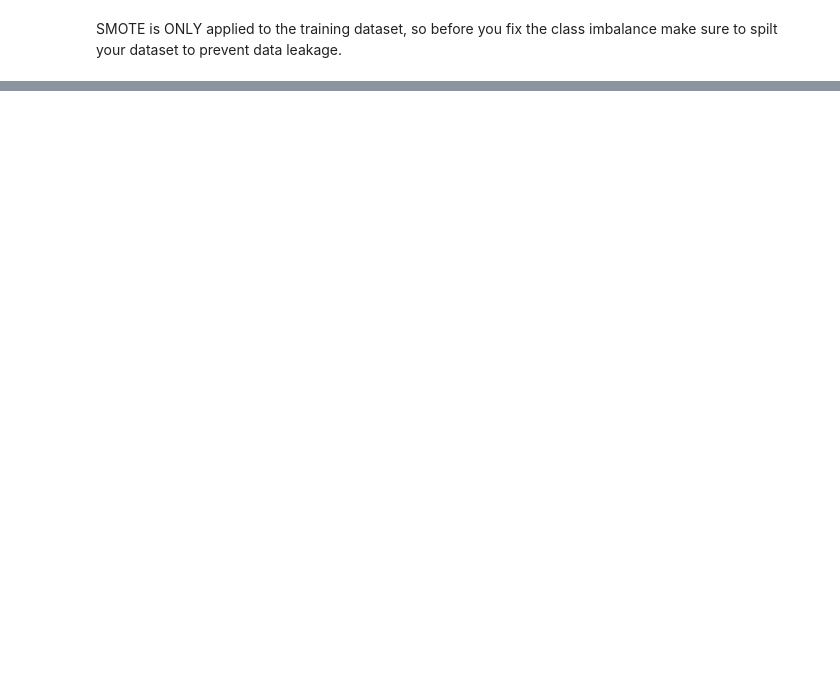
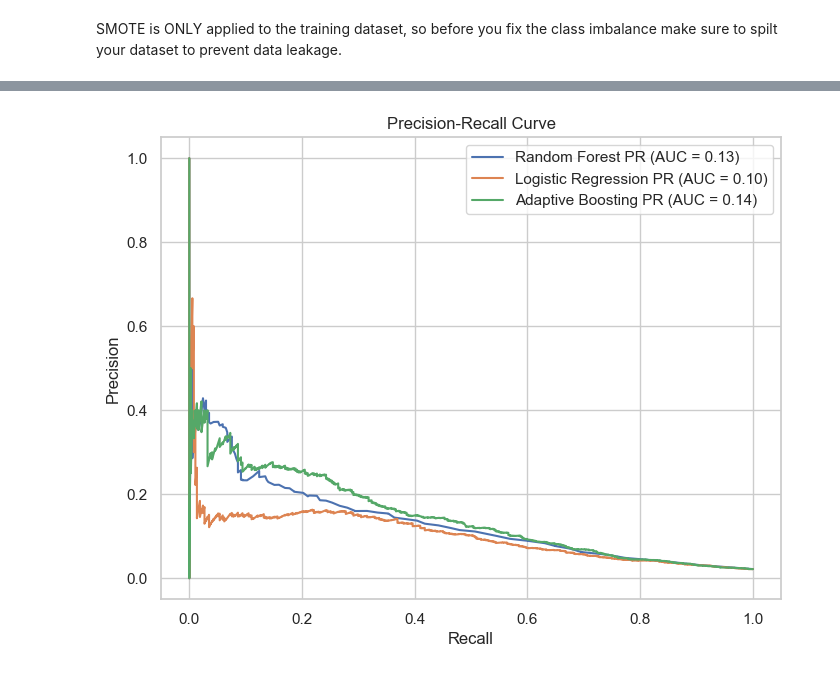
Before and after one commit to WamzMwangi/Machine_Learning_Foundations, a Jupyter notebook: Classification/Credit_Risk_Modelling.ipynb, the cells around one changed output, grey strips where cells are left out. Cells and saved outputs as stored; diff of their text form; code cells hidden in the pictures; blank space fills up the shorter version.

Commit message:
Complete Credit risk modelling tutorial notebook

```diff
--- a/Classification/Credit_Risk_Modelling.ipynb
+++ b/Classification/Credit_Risk_Modelling.ipynb
@@ -749,0 +548,10 @@ with open('credit_risk_model.pkl', 'wb') as file:
+# %%
+#now for the classification report for the random forest model
+rf_pipe.fit(X_train, y_train.values.ravel())
+y_pred=rf_pipe.predict(X_test)
+
+classes = unique_labels(y_test)
+label_map = {0: 'Non-Defaulter', 1: 'Defaulter'}
+target_names = [label_map[c] for c in classes]
+
+print(classification_report(y_test, y_pred, target_names=['Non-Defaulter', 'Defaulter']))
@@ -749,0 +584,10 @@ with open('credit_risk_model.pkl', 'wb') as file:
+# %%
+#classification report for the adaptive boosting model
+ada_pipe.fit(X_train, y_train.values.ravel())
+y_pred=ada_pipe.predict(X_test)
+
+classes = unique_labels(y_test)
+label_map = {0: 'Non-Defaulter', 1: 'Defaulter'}
+target_names = [label_map[c] for c in classes]
+
+print(classification_report(y_test, y_pred, target_names=['Non-Defaulter', 'Defaulter']))
@@ -749,0 +609,28 @@ with open('credit_risk_model.pkl', 'wb') as file:
+# %%
+from sklearn.metrics import precision_recall_curve, auc
+
+plt.figure(figsize=(8, 6))
+
+y_scores = rf_pipe.predict_proba(X_test)[:, 1]
+precision, recall, thresholds = precision_recall_curve(y_test, y_scores)
+auc_score = auc(recall, precision)
+plt.plot(recall, precision, label=f'Random Forest PR (AUC = {auc_score:.2f})')
+
+y_scores = lr_pipe.predict_proba(X_test)[:, 1]
+precision, recall, thresholds = precision_recall_curve(y_test, y_scores)
+auc_score = auc(recall, precision)
+plt.plot(recall, precision, label=f'Logistic Regression PR (AUC = {auc_score:.2f})')
+
+y_scores =ada_pipe.predict_proba(X_test)[:, 1]
+precision, recall, thresholds = precision_recall_curve(y_test, y_scores)
+auc_score = auc(recall, precision)
+plt.plot(recall, precision, label=f'Adaptive Boosting PR (AUC = {auc_score:.2f})')
+
+
+plt.xlabel('Recall')
+plt.ylabel('Precision')
+plt.title('Precision-Recall Curve')
+plt.legend()
+plt.show()
+# %% [output]
+[figure, added]
```
Also changed, not shown: parts of 125 cells of this notebook, 1 other file.
